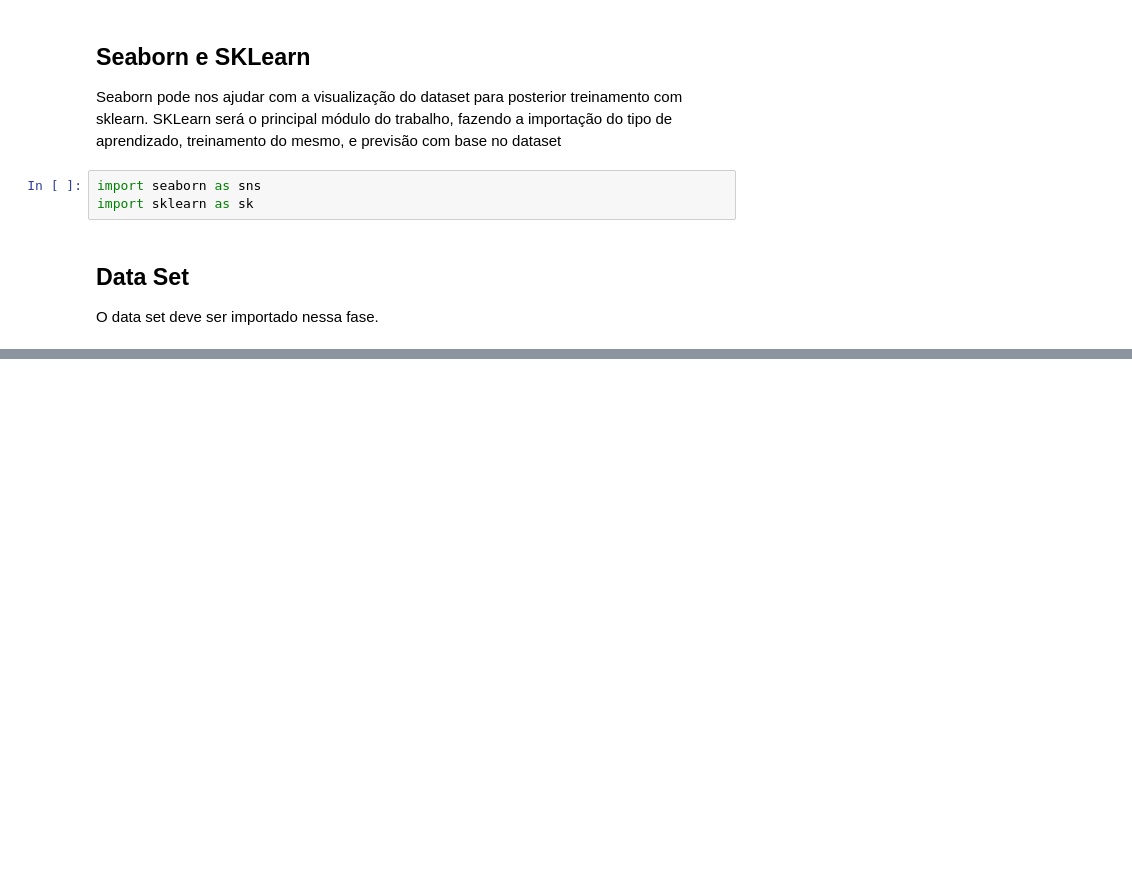
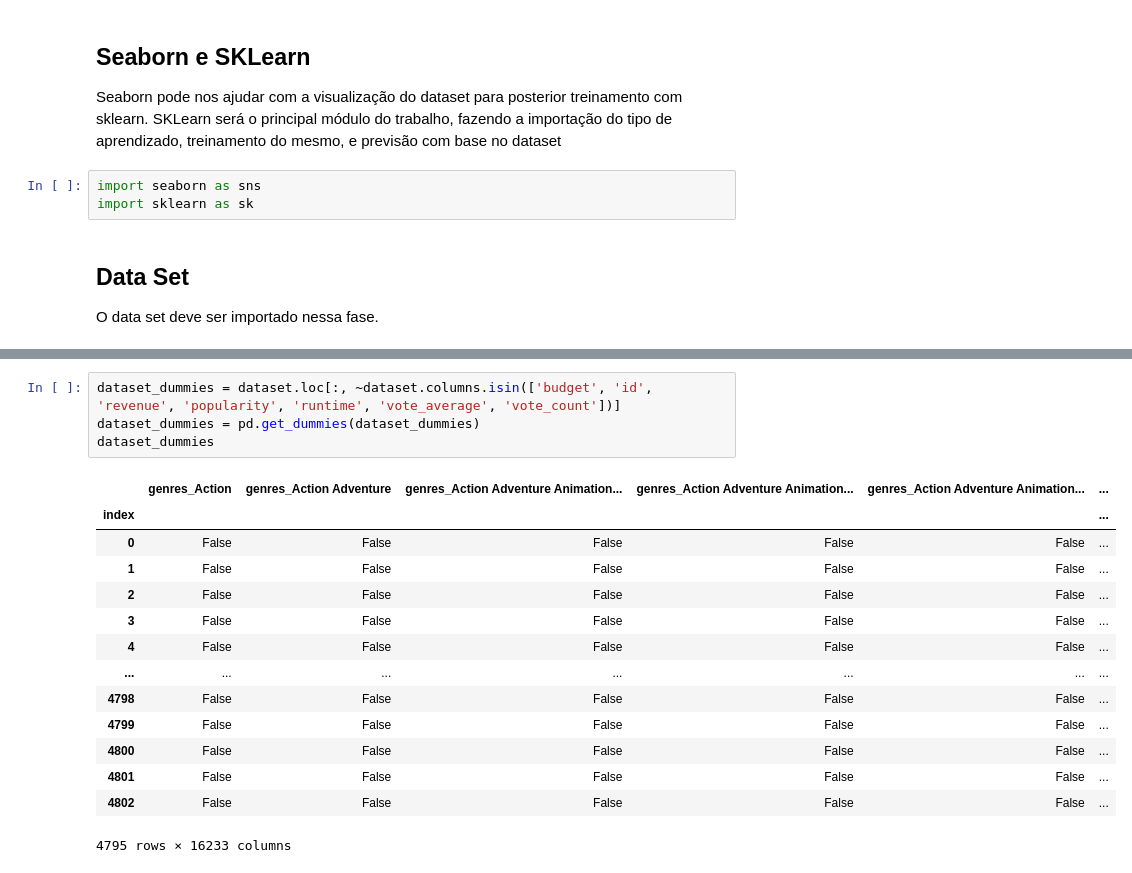
Before and after one commit to MatheusOde/TreinamentoIA, a Jupyter notebook: Treinamento IA.ipynb, the cells around one changed output, grey strips where cells are left out. Saved outputs shown, nothing was run; the diff lists cells and outputs as text; blank space fills up the shorter version.

```diff
--- a/Treinamento IA.ipynb
+++ b/Treinamento IA.ipynb
@@ -43,0 +111,19 @@ dataset
+# %%
+dataset_dummies = dataset.loc[:, ~dataset.columns.isin(['budget', 'id', 'revenue', 'popularity', 'runtime', 'vote_average', 'vote_count'])]
+dataset_dummies = pd.get_dummies(dataset_dummies)
+dataset_dummies
+# %% [output]
+|  | genres_Action | genres_Action Adventure | genres_Action Adventure Animation... | genres_Action Adventure Animation... | genres_Action Adventure Animation... | ... |
+| index |  |  |  |  |  | ... |
+| 0 | False | False | False | False | False | ... |
+| 1 | False | False | False | False | False | ... |
+| 2 | False | False | False | False | False | ... |
+| 3 | False | False | False | False | False | ... |
+| 4 | False | False | False | False | False | ... |
+| ... | ... | ... | ... | ... | ... | ... |
+| 4798 | False | False | False | False | False | ... |
+| 4799 | False | False | False | False | False | ... |
+| 4800 | False | False | False | False | False | ... |
+| 4801 | False | False | False | False | False | ... |
+| 4802 | False | False | False | False | False | ... |
+4795 rows × 16233 columns
```
Also changed, not shown: parts of 10 cells of this notebook.
